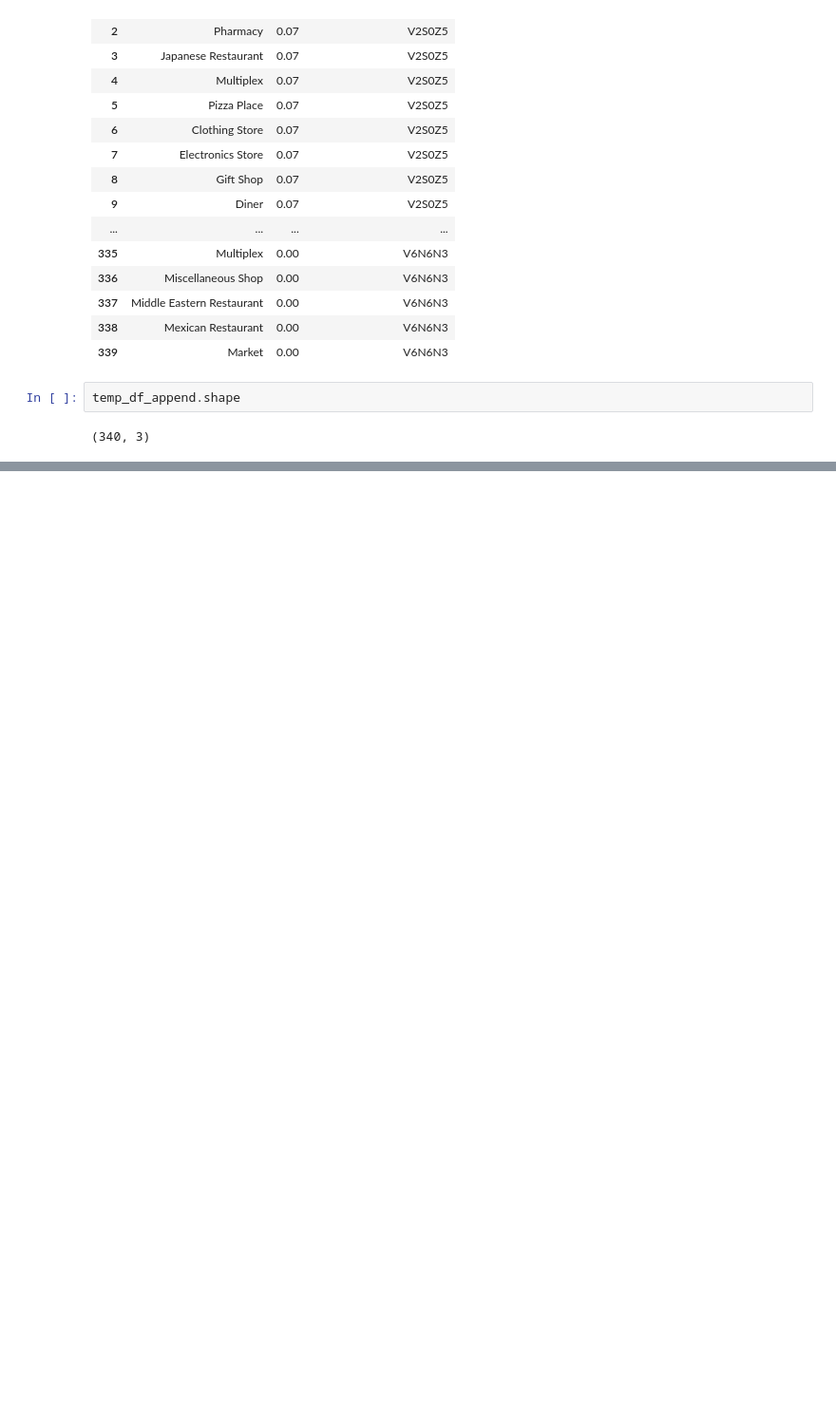
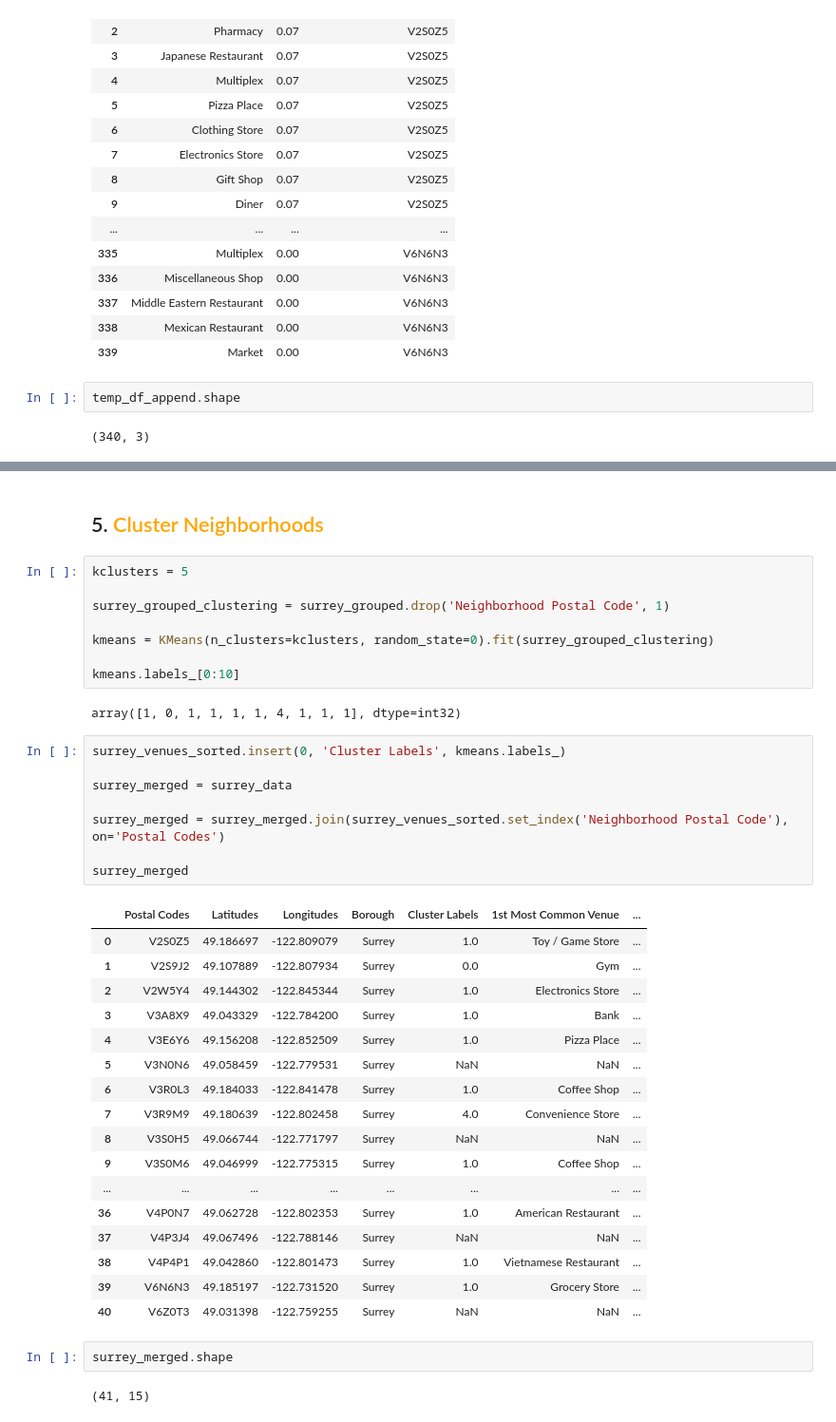
Before and after one commit to dulanjaleekrs/Coursera_Capstone, a Jupyter notebook: Business Recommendations For Surrey, BC - Final.ipynb, the cells around one changed output, grey strips where cells are left out. Shown at 95% size. Saved outputs shown, nothing was run; the diff lists cells and outputs as text; blank space fills up the shorter version.

```diff
--- a/Business Recommendations For Surrey, BC - Final.ipynb
+++ b/Business Recommendations For Surrey, BC - Final.ipynb
@@ -503,3 +503,45 @@ fig=px.sunburst(temp_df_append, path=['Neighborhood Postal Code', 'venue'], valu
 fig.show()
 # %% [output]
 [interactive output not drawn]
+# %% [markdown]
+## 5. <span style="color:orange"> Cluster Neighborhoods</span>
+# %%
+kclusters = 5
+
+surrey_grouped_clustering = surrey_grouped.drop('Neighborhood Postal Code', 1)
+
+kmeans = KMeans(n_clusters=kclusters, random_state=0).fit(surrey_grouped_clustering)
+
+kmeans.labels_[0:10]
+# %% [output]
+array([1, 0, 1, 1, 1, 1, 4, 1, 1, 1], dtype=int32)
+# %%
+surrey_venues_sorted.insert(0, 'Cluster Labels', kmeans.labels_)
+
+surrey_merged = surrey_data
+
+surrey_merged = surrey_merged.join(surrey_venues_sorted.set_index('Neighborhood Postal Code'), on='Postal Codes')
+
+surrey_merged
+# %% [output]
+|  | Postal Codes | Latitudes | Longitudes | Borough | Cluster Labels | 1st Most Common Venue | ... |
+| 0 | V2S0Z5 | 49.186697 | -122.809079 | Surrey | 1.0 | Toy / Game Store | ... |
+| 1 | V2S9J2 | 49.107889 | -122.807934 | Surrey | 0.0 | Gym | ... |
+| 2 | V2W5Y4 | 49.144302 | -122.845344 | Surrey | 1.0 | Electronics Store | ... |
+| 3 | V3A8X9 | 49.043329 | -122.784200 | Surrey | 1.0 | Bank | ... |
+| 4 | V3E6Y6 | 49.156208 | -122.852509 | Surrey | 1.0 | Pizza Place | ... |
+| 5 | V3N0N6 | 49.058459 | -122.779531 | Surrey | NaN | NaN | ... |
+| 6 | V3R0L3 | 49.184033 | -122.841478 | Surrey | 1.0 | Coffee Shop | ... |
+| 7 | V3R9M9 | 49.180639 | -122.802458 | Surrey | 4.0 | Convenience Store | ... |
+| 8 | V3S0H5 | 49.066744 | -122.771797 | Surrey | NaN | NaN | ... |
+| 9 | V3S0M6 | 49.046999 | -122.775315 | Surrey | 1.0 | Coffee Shop | ... |
+| ... | ... | ... | ... | ... | ... | ... | ... |
+| 36 | V4P0N7 | 49.062728 | -122.802353 | Surrey | 1.0 | American Restaurant | ... |
+| 37 | V4P3J4 | 49.067496 | -122.788146 | Surrey | NaN | NaN | ... |
+| 38 | V4P4P1 | 49.042860 | -122.801473 | Surrey | 1.0 | Vietnamese Restaurant | ... |
+| 39 | V6N6N3 | 49.185197 | -122.731520 | Surrey | 1.0 | Grocery Store | ... |
+| 40 | V6Z0T3 | 49.031398 | -122.759255 | Surrey | NaN | NaN | ... |
+# %%
+surrey_merged.shape
+# %% [output]
+(41, 15)
```
Also changed, not shown: parts of 16 cells of this notebook.
